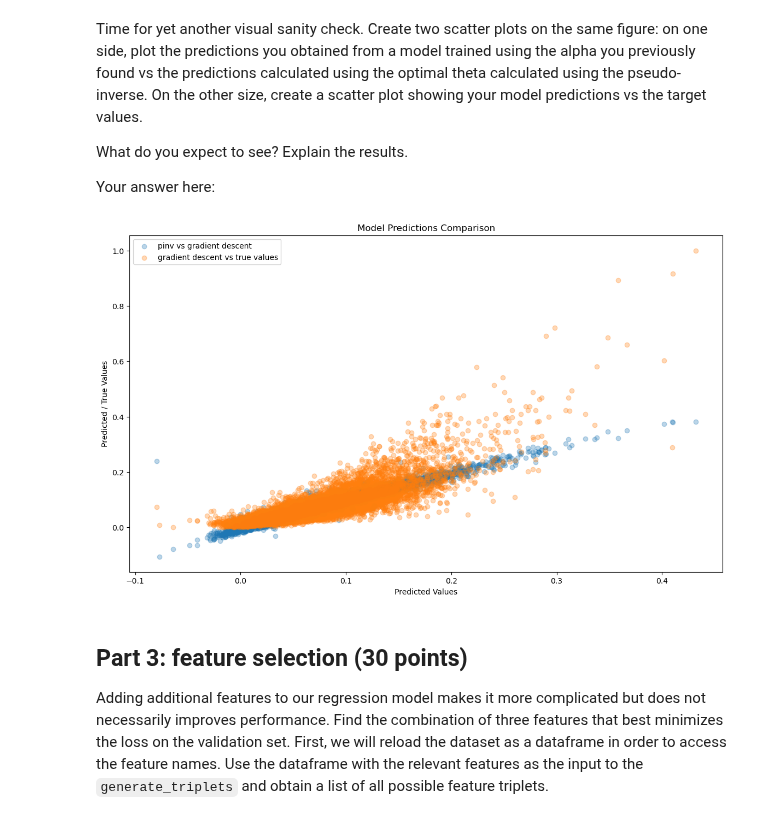
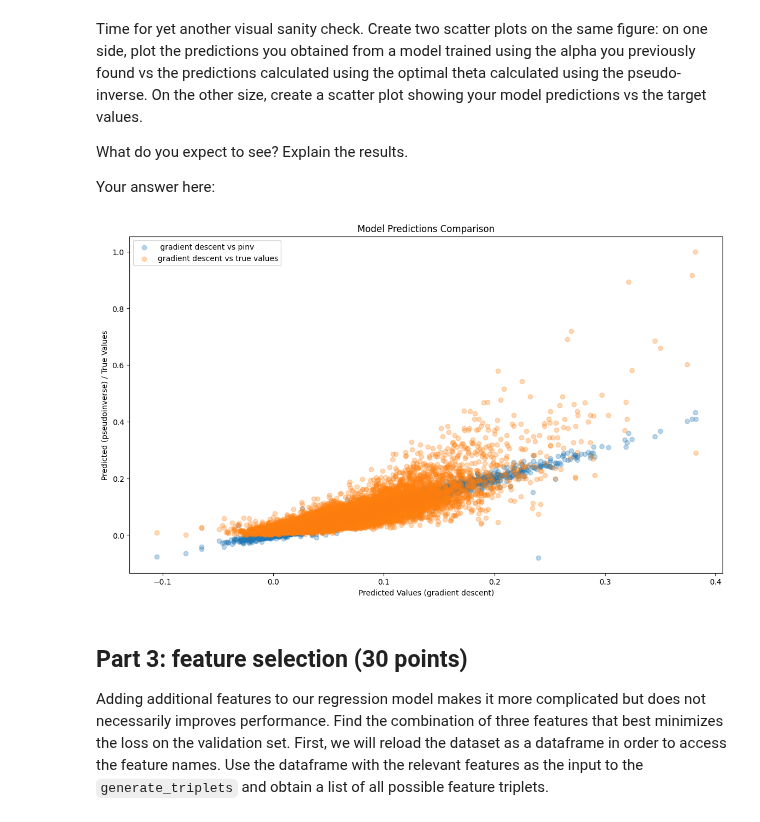
Before and after one commit to Evyatar-shaked/dani-and-evyatar-ML, a Jupyter notebook: HW2/hw2.ipynb, the cells around one changed output. Cells and saved outputs as stored; diff of their text form; code cells hidden in the pictures.

Commit message:
changed the scatter plot a little bit

```diff
--- a/HW2/hw2.ipynb
+++ b/HW2/hw2.ipynb
@@ -499,21 +497,22 @@ Your answer here:
 # %%
 # Your code starts here
 pinv_predictions = X @ theta_pinv
 np.random.seed(42)
 theta = np.random.random(size=X.shape[1])
 theta, J_history = gradient_descent(X ,y, theta, best_alpha, 40000)
 alpha_predictions = X @ theta
-plt.scatter(pinv_predictions, alpha_predictions, label='pinv vs gradient descent', alpha=0.3) #alpha means 30% opacity, not realted to learning rate
+plt.scatter(alpha_predictions, pinv_predictions , label=' gradient descent vs pinv', alpha=0.3) #alpha means 30% opacity, not realted to learning rate
 # I'm not sure if in "model predictions" they meant to the pinv or the gradient descent with best alpha
-plt.scatter(pinv_predictions, y, label='gradient descent vs true values', alpha=0.3)
+# Dani I think they meant the gradient decent like you did, I change the axis labels a little and the order of the scatter plots. the X is the gradient descent predictions and the Y is the pinv and the true values.
+plt.scatter(alpha_predictions, y, label='gradient descent vs true values', alpha=0.3)
 plt.legend()
 plt.title('Model Predictions Comparison')
-plt.xlabel('Predicted Values')
-plt.ylabel('Predicted / True Values')
+plt.xlabel('Predicted Values (gradient descent)')
+plt.ylabel('Predicted (pseudoinverse) / True Values')
 plt.show()
 # Your code ends here
 # %% [output]
-[figure, old version]
+[figure, new version]
 # %% [markdown]
 ## Part 3: feature selection (30 points)
 
```
Also changed, not shown: parts of 7 cells of this notebook.
